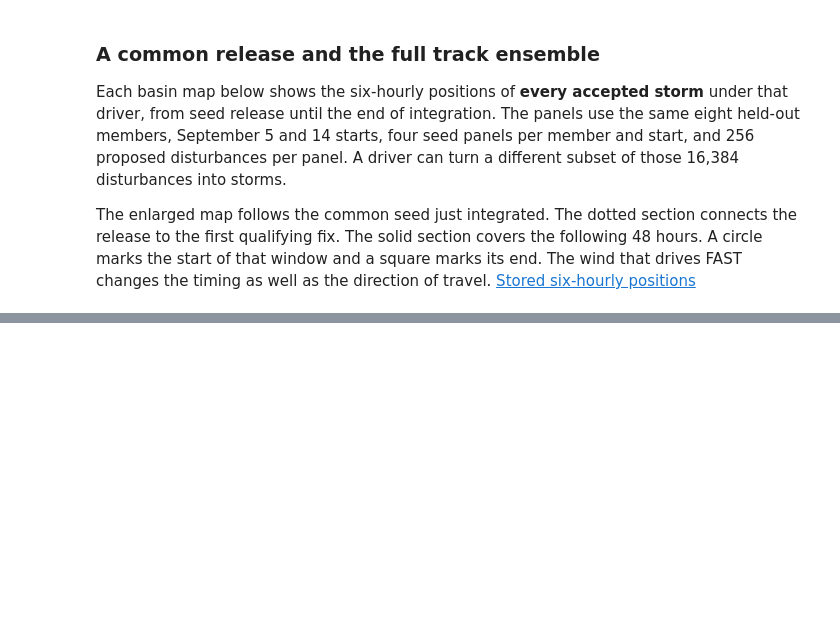
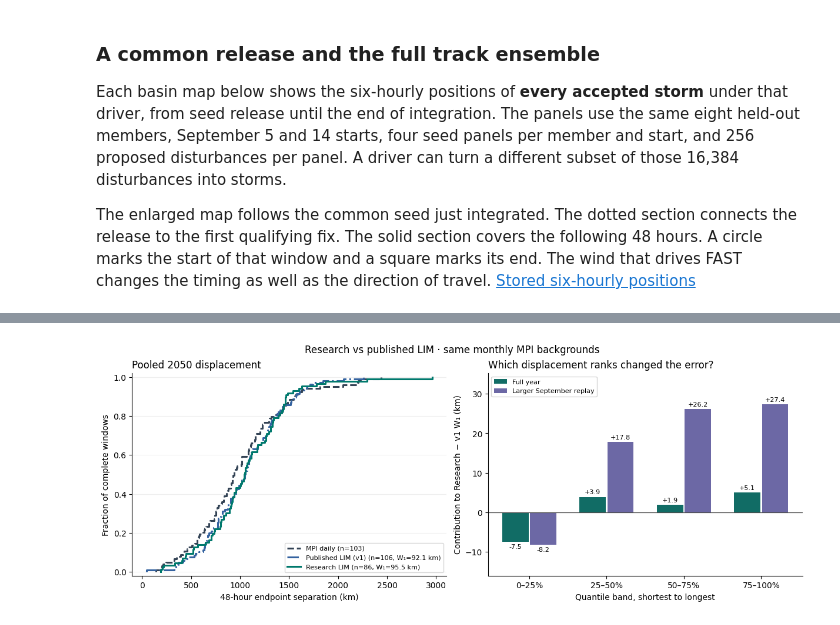
Before and after one commit to ZhanxiangHua/north-atlantic-pure-lim, a Jupyter notebook: notebooks/FaIR_EOF_LIM_to_Tropical_Cyclones.ipynb, the cells around one changed output, grey strips where cells are left out. Saved outputs shown, nothing was run; the diff lists cells and outputs as text; code cells hidden in the pictures; blank space fills up the shorter version.

```diff
--- a/notebooks/FaIR_EOF_LIM_to_Tropical_Cyclones.ipynb
+++ b/notebooks/FaIR_EOF_LIM_to_Tropical_Cyclones.ipynb
@@ -687,0 +776,48 @@ The map shows every accepted storm under each of three drivers, with color indic
+# %%
+def quartile_w1(reference, model):
+    """Exact contribution (km) of each quarter of the probability axis to empirical W1."""
+    r, m = np.sort(reference), np.sort(model)
+    boundaries = np.unique(np.r_[np.arange(len(r) + 1) / len(r), np.arange(len(m) + 1) / len(m),
+                                 np.linspace(0, 1, 5)])
+    mid = (boundaries[:-1] + boundaries[1:]) / 2
+    # Each empirical quantile is constant between successive order-statistic boundaries.
+    gap = np.abs(r[(mid * len(r)).astype(int)] - m[(mid * len(m)).astype(int)])
+    pieces = np.bincount((4 * mid).astype(int), weights=np.diff(boundaries) * gap, minlength=4)
+    np.testing.assert_allclose(pieces.sum(), wasserstein_distance(reference, model))
+    return pieces
+
+
+year_samples = {annual_labels[tag]: eligible_km(annual_lims[annual_lims.model == tag]) for tag in version_tags}
+sept_samples = {MPI: reference_km}
+for label in [v1_label, research_label]:
+    sept_samples[label] = eligible_km(september[(september.protocol == fixed_bg) & (september.driver == label)])
+
+fig, (cdf_ax, band_ax) = plt.subplots(1, 2, figsize=(12, 4.45), layout="constrained")
+for label, sample in year_samples.items():
+    w1 = wasserstein_distance(year_samples[MPI], sample)
+    detail = f"n={len(sample)}" if label == MPI else f"n={len(sample)}, W₁={w1:.1f} km"
+    cdf_ax.ecdf(sample, label=f"{label} ({detail})", color=version_colors[label],
+                ls=version_styles[label], lw=2.2)
+cdf_ax.set(title="Pooled 2050 displacement", xlabel="48-hour endpoint separation (km)",
+           ylabel="Fraction of complete windows", ylim=(-.02, 1.02))
+cdf_ax.legend(loc="lower right", fontsize=8)
+cdf_ax.grid(axis="y", alpha=.2)
+
+bands = np.arange(4)
+for panel_label, values, offset, color in [("Full year", year_samples, -.18, "#116c65"),
+                                         ("Larger September replay", sept_samples, .18, "#6c68a5")]:
+    old = quartile_w1(values[MPI], values[v1_label])
+    new = quartile_w1(values[MPI], values[research_label])
+    bars = band_ax.bar(bands + offset, new - old, width=.34, color=color, label=panel_label)
+    band_ax.bar_label(bars, labels=[f"{x:+.1f}" for x in new-old], fontsize=8, padding=2)
+band_ax.axhline(0, color=".3", lw=.9)
+band_ax.set(title="Which displacement ranks changed the error?", xlabel="Quantile band, shortest to longest",
+            ylabel="Contribution to Research − v1 W₁ (km)", xticks=bands,
+            xticklabels=["0–25%", "25–50%", "50–75%", "75–100%"])
+band_ax.margins(y=.22)
+band_ax.legend(loc="upper left", fontsize=8)
+fig.suptitle("Research vs published LIM · same monthly MPI backgrounds")
+fig.savefig(mpi_out / "lim_versions_48h.png")
+plt.show()
+# %% [output]
+[figure, added]
```
Also changed, not shown: parts of 24 cells of this notebook, 6 other files.
